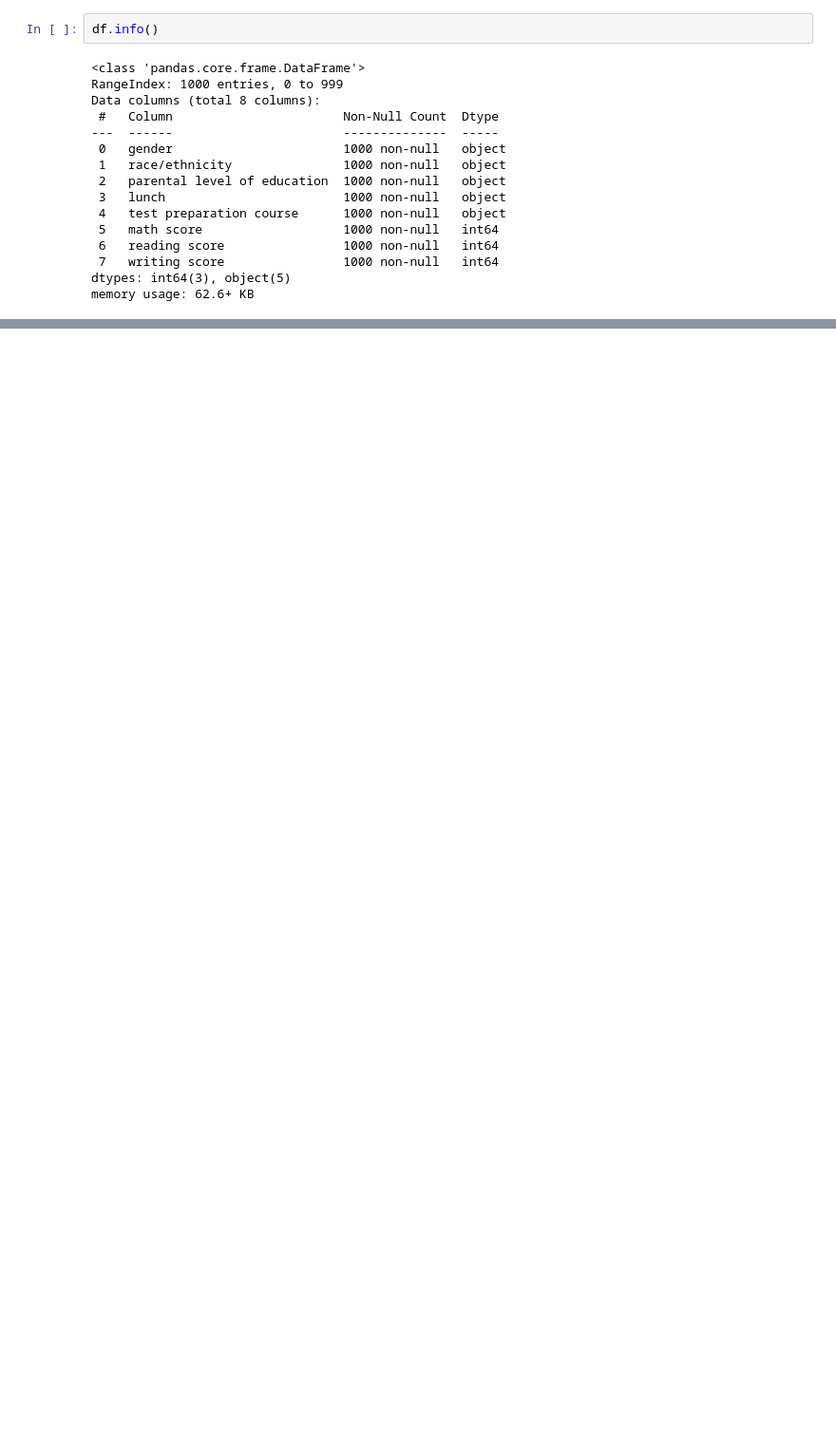
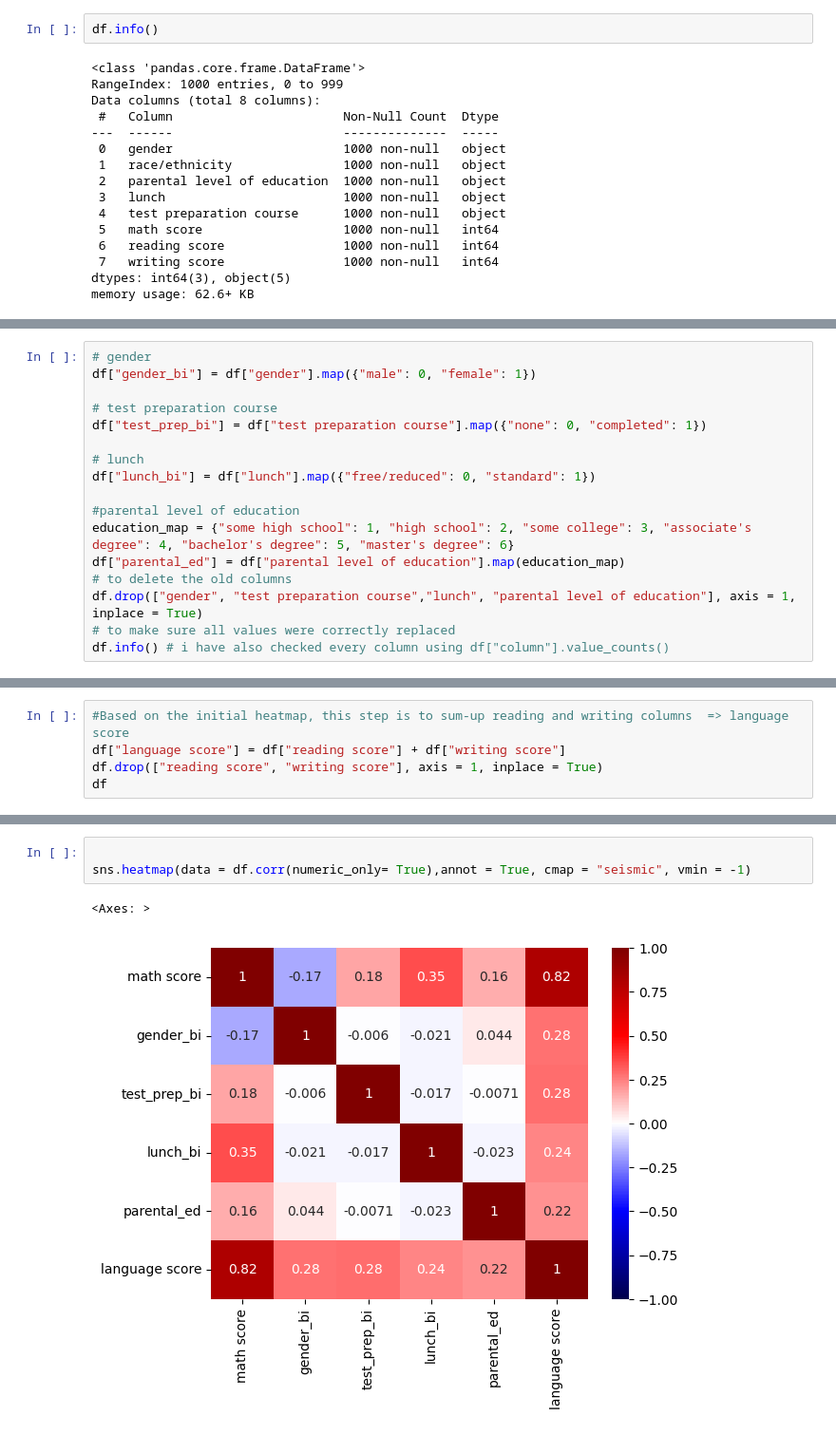
Before and after one commit to nohahussien/EDA, a Jupyter notebook: student.ipynb, the cells around one changed output, grey strips where cells are left out. Shown at 95% size. Cells and saved outputs as stored; diff of their text form; blank space fills up the shorter version.

```diff
--- a/student.ipynb
+++ b/student.ipynb
@@ -68,0 +102,17 @@ array(['standard', 'free/reduced'], dtype=object)
+# %%
+# gender
+df["gender_bi"] = df["gender"].map({"male": 0, "female": 1})
+
+# test preparation course
+df["test_prep_bi"] = df["test preparation course"].map({"none": 0, "completed": 1})
+
+# lunch
+df["lunch_bi"] = df["lunch"].map({"free/reduced": 0, "standard": 1})
+
+#parental level of education
+education_map = {"some high school": 1, "high school": 2, "some college": 3, "associate's degree": 4, "bachelor's degree": 5, "master's degree": 6}
+df["parental_ed"] = df["parental level of education"].map(education_map)
+# to delete the old columns
+df.drop(["gender", "test preparation course","lunch", "parental level of education"], axis = 1, inplace = True)
+# to make sure all values were correctly replaced
+df.info() # i have also checked every column using df["column"].value_counts()
@@ -68,0 +135,5 @@ array(['standard', 'free/reduced'], dtype=object)
+# %%
+#Based on the initial heatmap, this step is to sum-up reading and writing columns  => language score
+df["language score"] = df["reading score"] + df["writing score"]
+df.drop(["reading score", "writing score"], axis = 1, inplace = True)
+df
@@ -68,0 +156,6 @@ array(['standard', 'free/reduced'], dtype=object)
+# %%
+
+sns.heatmap(data = df.corr(numeric_only= True),annot = True, cmap = "seismic", vmin = -1)
+# %% [output]
+<Axes: >
+[figure, added]
```
Also changed, not shown: parts of 35 cells of this notebook, 1 other file.
